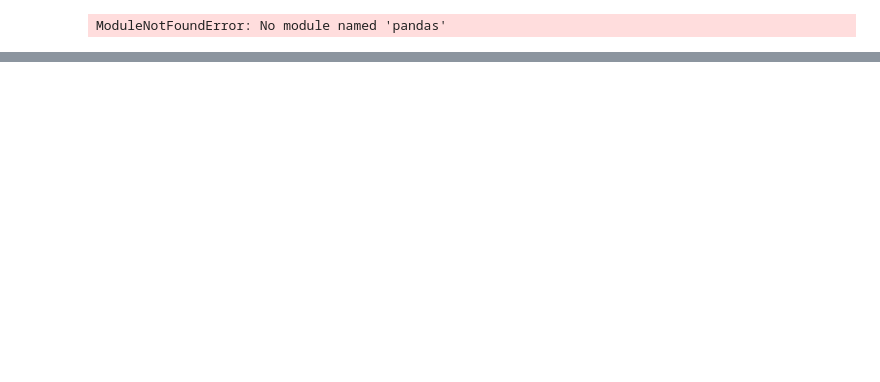
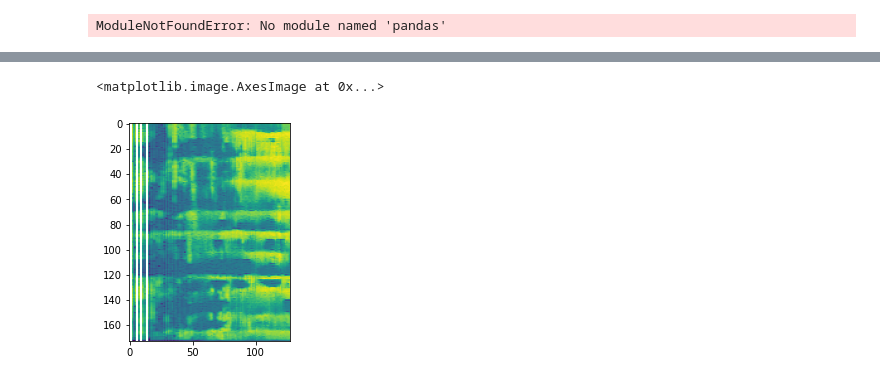
Before and after one commit to jrmylee/daniil, a Jupyter notebook: new_vae/Untitled1.ipynb, the cells around one changed output, grey strips where cells are left out. Drawn from its saved outputs; the diff is of its cells as text; code cells hidden in the pictures; blank space fills up the shorter version.

```diff
--- a/new_vae/Untitled1.ipynb
+++ b/new_vae/Untitled1.ipynb
@@ -55,0 +59,4 @@ ModuleNotFoundError: No module named 'pandas'
+# %%
+audio_filepath = "results/interp_test2.wav"
+audio = tf.io.read_file(audio_filepath)
+audio, sample_rate = tf.audio.decode_wav(audio, desired_samples=44100)
@@ -55,0 +74,9 @@ ModuleNotFoundError: No module named 'pandas'
+# %%
+def mel_spec(audio):
+    spectrogram = tfio.audio.spectrogram(
+        audio, nfft=512, window=512, stride=256)
+    mel_spectrogram = tfio.audio.melscale(
+        spectrogram, rate=22050, mels=128, fmin=0, fmax=8000)
+    return mel_spectrogram
+# %%
+spec = mel_spec(audio)
@@ -55,0 +120,6 @@ ModuleNotFoundError: No module named 'pandas'
+# %%
+plt.figure()
+plt.imshow(tf.math.log(spec).numpy())
+# %% [output]
+<matplotlib.image.AxesImage at 0x...>
+[figure, added]
```
Also changed, not shown: parts of 5 cells of this notebook, 2 other files.
